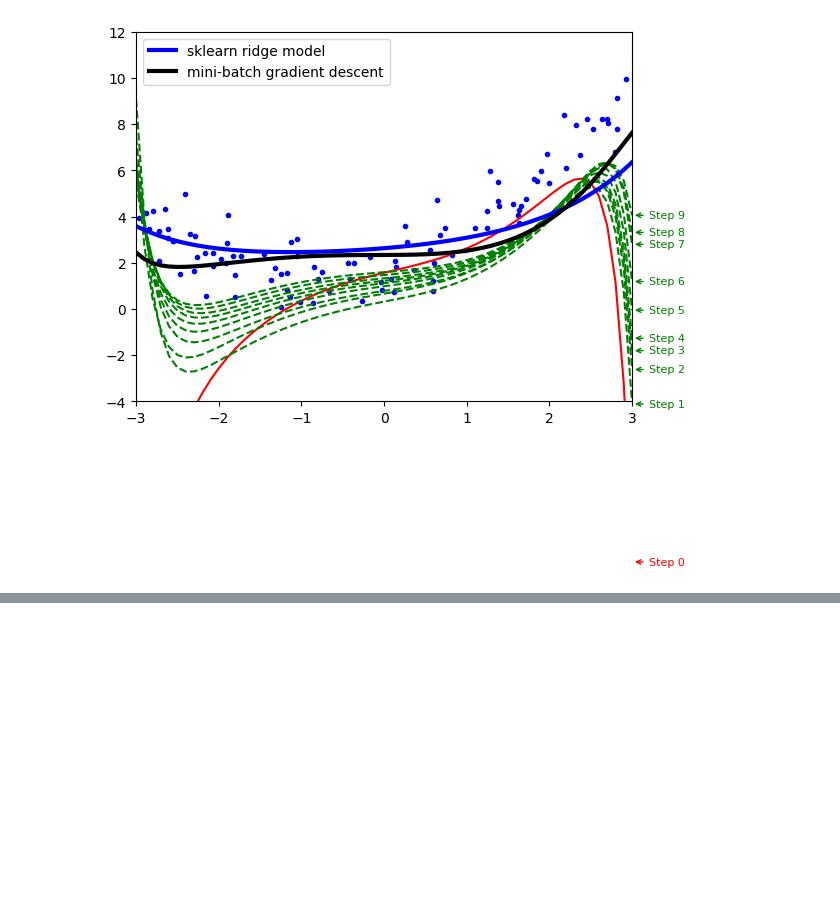
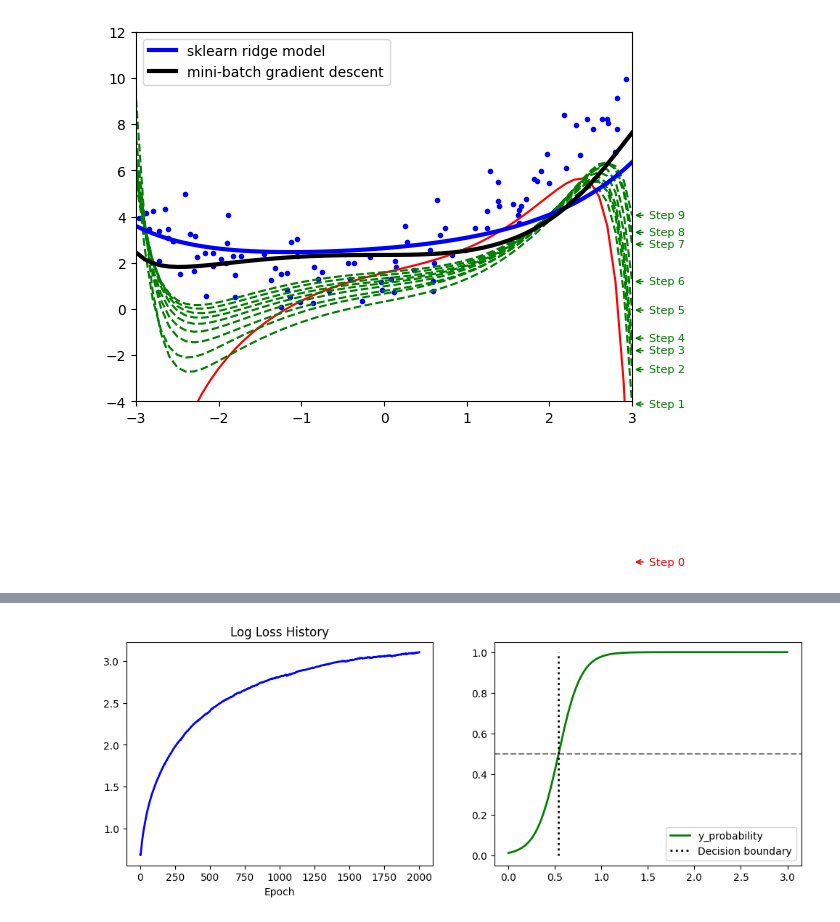
Before and after one commit to think2times/Fastrack, a Jupyter notebook: ai/homl/ch04/my_version.ipynb, the cells around one changed output, grey strips where cells are left out. Drawn from its saved outputs; the diff is of its cells as text; code cells hidden in the pictures; blank space fills up the shorter version.

```diff
--- a/ai/homl/ch04/my_version.ipynb
+++ b/ai/homl/ch04/my_version.ipynb
@@ -912,0 +1005,91 @@ Early stopping at epoch 125
+# %%
+# my version of logistic regression
+
+# 1. 计算训练集的统计量
+train_mean = X_train.mean()
+train_std = X_train.std()
+
+# 2. 用训练集的统计量处理两者
+train_num = len(X_train)
+test_num = len(X_test)
+X_train = (X_train - train_mean) / train_std
+X_test = (X_test - train_mean) / train_std
+X_train_b = np.c_[np.ones(train_num), X_train]
+X_test_b = np.c_[np.ones(test_num), X_test]
+y_train = y_train.astype(int)
+y_test = y_test.astype(int)
+
+
+def logistic(X):
+    return 1 / (1 + np.exp(-X))
+
+# 预测分类结果
+def log_predict(logit, threshold=0.5):
+    return (logit >= threshold).astype(int)
+
+np.random.seed(42)
+theta = np.zeros((2, 1))
+alpha = 0.05
+n_epochs = 2000
+batch_size = 10
+loss_history = []
+
+for epoch in range(n_epochs):
+    # 计算全量训练集在当前 theta 下的概率（用于监控）
+    y_proba_all = logistic(X_train_b @ theta)
+
+    # 防止 log(0) 导致溢出，加一个极小值 epsilon
+    epsilon = 1e-15
+    y_proba_all = np.clip(y_proba_all, epsilon, 1 - epsilon)
+
+    # 计算 Log Loss
+    current_loss = -np.mean(y_train * np.log(y_proba_all) + (1 - y_train) * np.log(1 - y_proba_all))
+    loss_history.append(current_loss)
+
+    # 1. 每个 epoch 开始前打乱数据顺序
+    shuffled_indices = np.random.permutation(train_num)
+    X_train_shuffled = X_train_b[shuffled_indices]
+    y_shuffled = y_train[shuffled_indices]
+
+    for iteration in range(0, train_num, batch_size):
+        x_batches = X_train_shuffled[iteration : iteration+batch_size]
+        y_batches = y_shuffled[iteration : iteration+batch_size]
+
+        # 2. 计算预测值(概率)
+        y_probability = logistic(x_batches @ theta)
+
+        # 3. 更新梯度
+        gradients = (1 / len(x_batches)) * x_batches.T @ (y_probability - y_batches.reshape(-1, 1))
+        theta -= alpha * gradients
+
+# 1. 计算测试集的预测概率
+y_proba_test = logistic(X_test_b @ theta)
+
+# 2. 根据概率预测类别
+y_pred = log_predict(y_proba_test)
+
+# 3. 对比预测值和真实值，计算准确率
+# (y_pred == y_test) 会得到一个布尔数组，.mean() 会计算 True 的比例
+accuracy = (y_pred == y_test).mean() * 100
+
+print(f"模型的准确率为: {accuracy:.2f}%")
+
+# 4. 画图
+fig, (ax1, ax2) = plt.subplots(1, 2, figsize=(12, 4))
+
+ax1.plot(loss_history, "b-", linewidth=2, label='loss history')
+ax1.set_title("Log Loss History")
+ax1.set_xlabel("Epoch")
+
+n = 1000
+X_new_scaled = (np.linspace(0, 3, n).reshape(-1, 1) - train_mean) / train_std
+X_new_b = np.c_[np.ones(n), X_new_scaled]
+y_proba = logistic(X_new_b @ theta)
+decision_boundary = -theta[0] / theta[1]
+ax2.plot(X_new_scaled, y_proba, "g-", linewidth=2, label='y_probability')
+ax2.axhline(y=0.5, color='gray', linestyle='--')
+ax2.plot([decision_boundary, decision_boundary], [0, 1], "k:", linewidth=2, label="Decision boundary")
+
+plt.legend()
+plt.show()
+# %% [output]
@@ -912,0 +1097 @@ Early stopping at epoch 125
+[figure, added]
```
Also changed, not shown: parts of 9 cells of this notebook, 1 other file.
